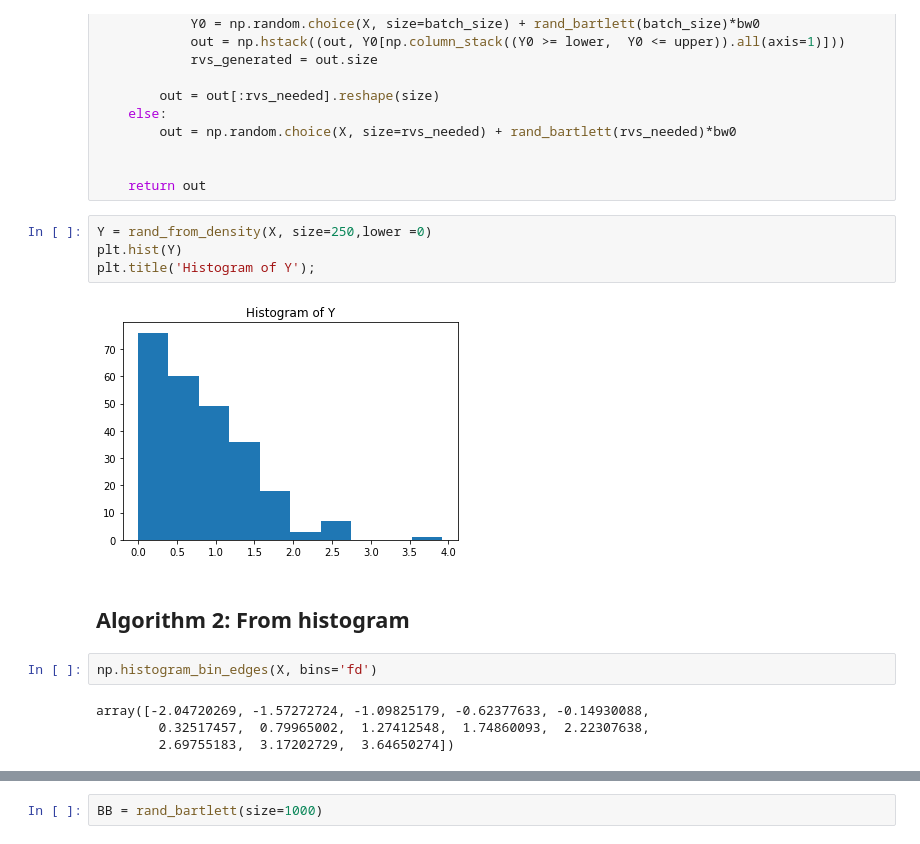
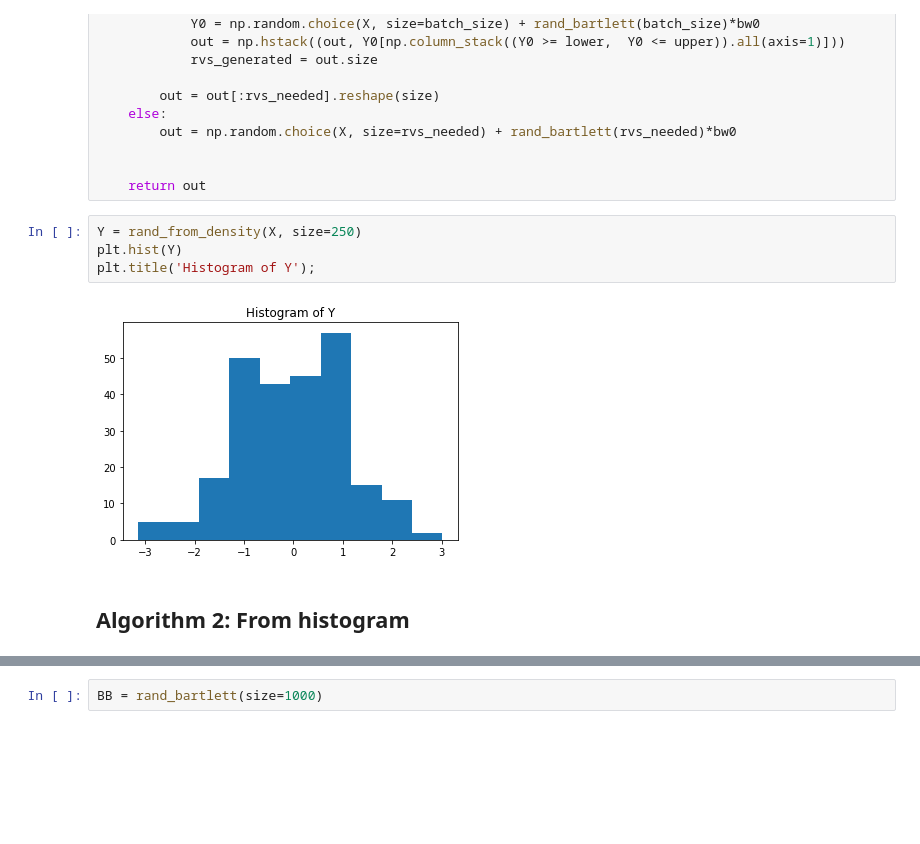
Before and after one commit to joeltanwr/DirtyDF, a Jupyter notebook: test notebooks/testing_sampling_algos.ipynb, the cells around one changed output, grey strips where cells are left out. Saved outputs shown, nothing was run; the diff lists cells and outputs as text; blank space fills up the shorter version.

```diff
--- a/test notebooks/testing_sampling_algos.ipynb
+++ b/test notebooks/testing_sampling_algos.ipynb
@@ -63,16 +63,10 @@ def rand_from_density(X, size=(1,10), lower=-np.inf, upper=np.inf, batch_size=10
 
     return out
 # %%
-Y = rand_from_density(X, size=250,lower =0)
+Y = rand_from_density(X, size=250)
 plt.hist(Y)
 plt.title('Histogram of Y');
 # %% [output]
-[figure, old version]
+[figure, new version]
 # %% [markdown]
 ## Algorithm 2: From histogram
-# %%
-np.histogram_bin_edges(X, bins='fd')
-# %% [output]
-array([-2.04720269, -1.57272724, -1.09825179, -0.62377633, -0.14930088,
-        0.32517457,  0.79965002,  1.27412548,  1.74860093,  2.22307638,
-        2.69755183,  3.17202729,  3.64650274])
```
Also changed, not shown: parts of 21 cells of this notebook.
